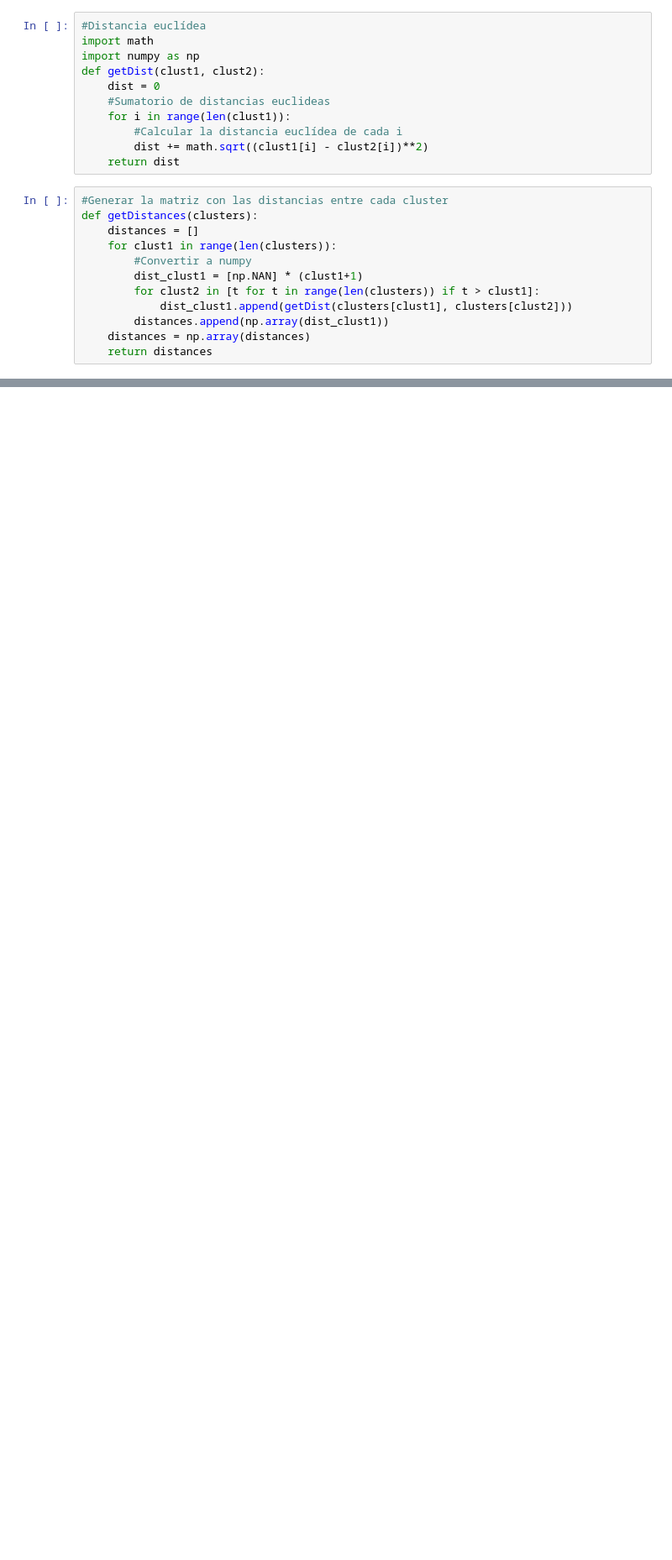
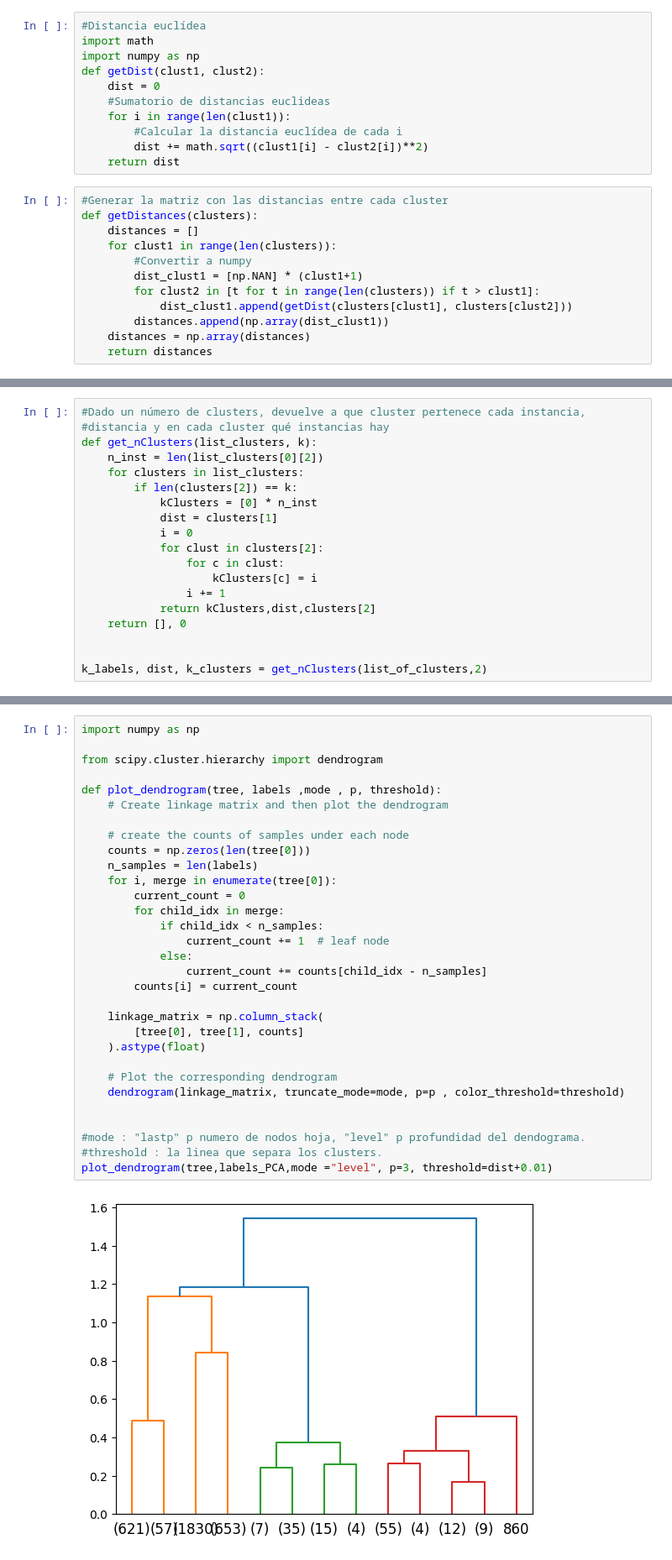
Before and after one commit to korah91/MineriaClustering, a Jupyter notebook: supremeCourt.ipynb, the cells around one changed output, grey strips where cells are left out. Shown at 84% size. Cells and saved outputs as stored; diff of their text form; blank space fills up the shorter version.

```diff
--- a/supremeCourt.ipynb
+++ b/supremeCourt.ipynb
@@ -346,0 +282,19 @@ for i in range(samples):
+# %%
+#Dado un número de clusters, devuelve a que cluster pertenece cada instancia,
+#distancia y en cada cluster qué instancias hay
+def get_nClusters(list_clusters, k):
+    n_inst = len(list_clusters[0][2])
+    for clusters in list_clusters:
+        if len(clusters[2]) == k:
+            kClusters = [0] * n_inst
+            dist = clusters[1]
+            i = 0
+            for clust in clusters[2]:
+                for c in clust:
+                    kClusters[c] = i
+                i += 1
+            return kClusters,dist,clusters[2]
+    return [], 0
+
+
+k_labels, dist, k_clusters = get_nClusters(list_of_clusters,2)
@@ -346,0 +322,33 @@ for i in range(samples):
+# %%
+import numpy as np
+
+from scipy.cluster.hierarchy import dendrogram
+
+def plot_dendrogram(tree, labels ,mode , p, threshold):
+    # Create linkage matrix and then plot the dendrogram
+
+    # create the counts of samples under each node
+    counts = np.zeros(len(tree[0]))
+    n_samples = len(labels)
+    for i, merge in enumerate(tree[0]):
+        current_count = 0
+        for child_idx in merge:
+            if child_idx < n_samples:
+                current_count += 1  # leaf node
+            else:
+                current_count += counts[child_idx - n_samples]
+        counts[i] = current_count
+
+    linkage_matrix = np.column_stack(
+        [tree[0], tree[1], counts]
+    ).astype(float)
+
+    # Plot the corresponding dendrogram
+    dendrogram(linkage_matrix, truncate_mode=mode, p=p , color_threshold=threshold)
+
+
+#mode : "lastp" p numero de nodos hoja, "level" p profundidad del dendograma.
+#threshold : la linea que separa los clusters.
+plot_dendrogram(tree,labels_PCA,mode ="level", p=3, threshold=dist+0.01)
+# %% [output]
+[figure, added]
```
Also changed, not shown: parts of 29 cells of this notebook.
